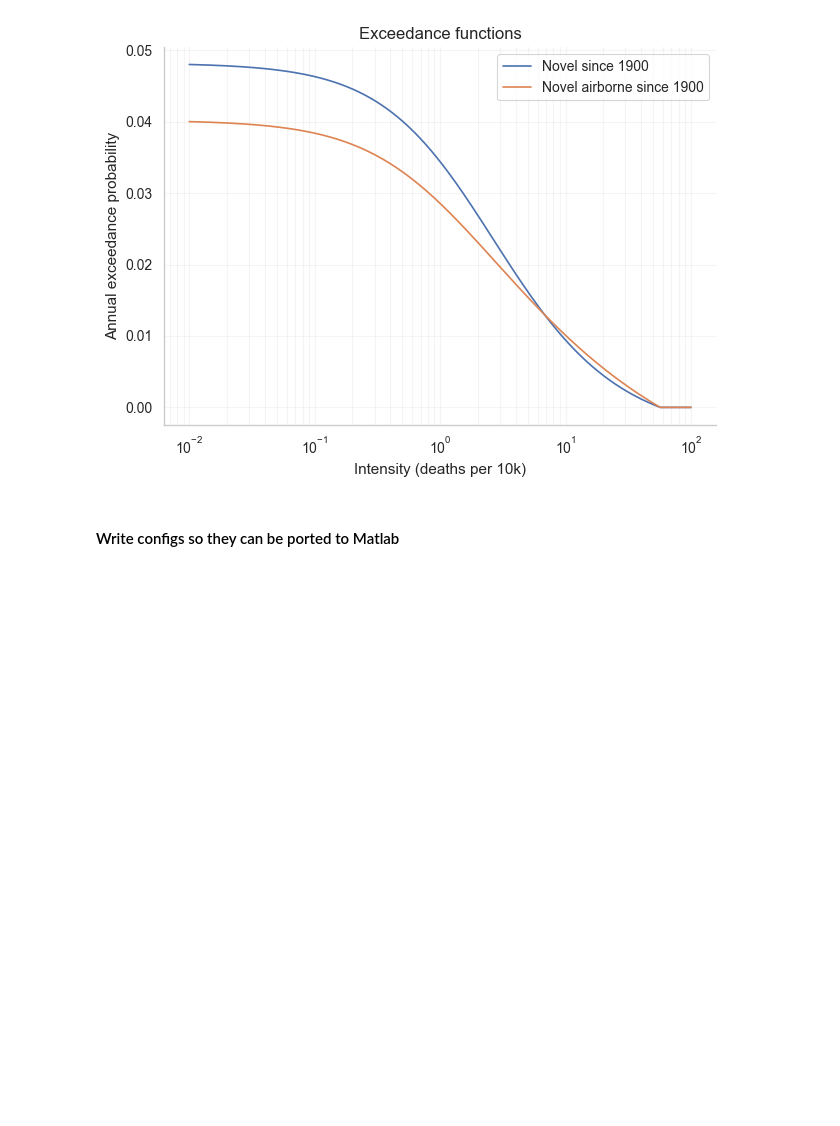
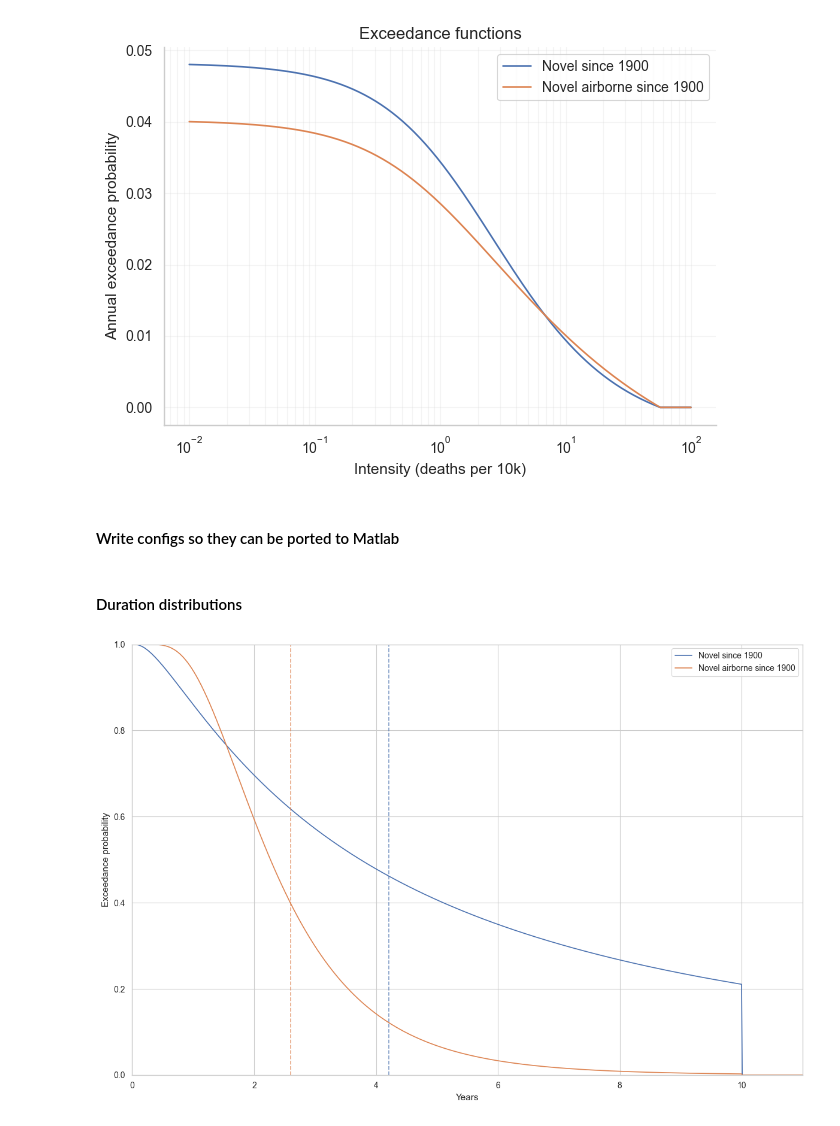
Before and after one commit to DevInnovationLab/pandemic_model_public, a Jupyter notebook: python/notebooks/24 paper_forecasting_plots.ipynb, the cells around one changed output. Cells and saved outputs as stored; diff of their text form; code cells hidden in the pictures; blank space fills up the shorter version.

Commit message:
add duration configs and fix mevd ppf convergence

```diff
--- a/python/notebooks/24 paper_forecasting_plots.ipynb
+++ b/python/notebooks/24 paper_forecasting_plots.ipynb
@@ -419,7 +419,80 @@ airborne_config = {
 outdir = Path("../../") / "output" / "severity_distributions"
 
 with open(outdir / "allrisk_base.yaml", "w") as f:
-		yaml.dump(allrisk_config, f)
+		yaml.dump(allrisk_arrival_config, f)
 
 with open(outdir / "airborne_base.yaml", 'w') as f:
-		yaml.dump(airborne_config, f)
+		yaml.dump(airborne_arrival_config, f)
+# %% [markdown]
+#### Duration distributions
+# %%
+# Fit duration distributions
+duration_distr_dict = {}
+
+for name, df in fit_dfs.items():
+	params = lognorm.fit(df['duration'], floc=0)
+	duration_distr_dict[name] = {
+		'shape': params[0],
+		'loc': params[1],
+		'scale': params[2]
+	}
+# %%
+MAX_DURATION = 10 # Years
+# %%
+fig, ax = plt.subplots(figsize=(12, 8))
+
+if not np.isfinite(MAX_DURATION):
+		max_x = max([df['duration'].max() for df in fit_dfs.values()]) + 2
+else:
+		max_x = MAX_DURATION + 1
+
+x = np.linspace(0, max_x, 1000)
+
+# Fit and plot
+means = {}
+duration_configs = {}
+for name, params in duration_distr_dict.items():
+		s, loc, scale = tuple(params.values())
+		exceedance = lognorm.sf(x, s, loc=loc, scale=scale)
+		exceedance[x > MAX_DURATION] = 0
+		ax.plot(x, exceedance, label=f'{name}')
+
+		# Mean with truncation - mass below * conditional mean + mass above * max duration
+		# Calculate truncated mean: E[min(X, max_duration)]
+		cdf_at_max = lognorm.cdf(MAX_DURATION, s, loc=loc, scale=scale)
+		mean = (
+				lognorm.expect(lambda x: x, args=(s,), loc=loc, scale=scale, lb=0, ub=MAX_DURATION) * cdf_at_max +
+				MAX_DURATION * (1 - cdf_at_max)
+		)
+		means[name] = mean
+		# Plot vertical line at the mean
+		ax.axvline(x=mean, linestyle='--', color=ax.lines[-1].get_color(), alpha=0.7)
+
+		# Save duartion config
+		duration_config = {
+				'dist_family': "Lognormal",
+				'max_duration': float(MAX_DURATION),
+				'params': {
+						'mu': float(np.log(scale)),
+						'sigma': float(s)
+				}
+		}
+
+		duration_configs[name] = duration_config
+
+
+# Configure axes
+legend_entries = []
+for name in duration_distr_dict.keys():
+		legend_entries.append(f'{name}')
+		legend_entries.append(f'{name} mean ({means[name]:.2f} years)')
+
+ax.legend(loc='upper right')
+ax.set_xlabel('Years')
+ax.set_ylabel('Exceedance probability')
+ax.set_xlim(0, max_x)
+ax.set_ylim(0, 1)
+
+plt.tight_layout()
+# %% [output]
+[figure, added]
```
Also changed, not shown: parts of 5 cells of this notebook, 4 other files.
